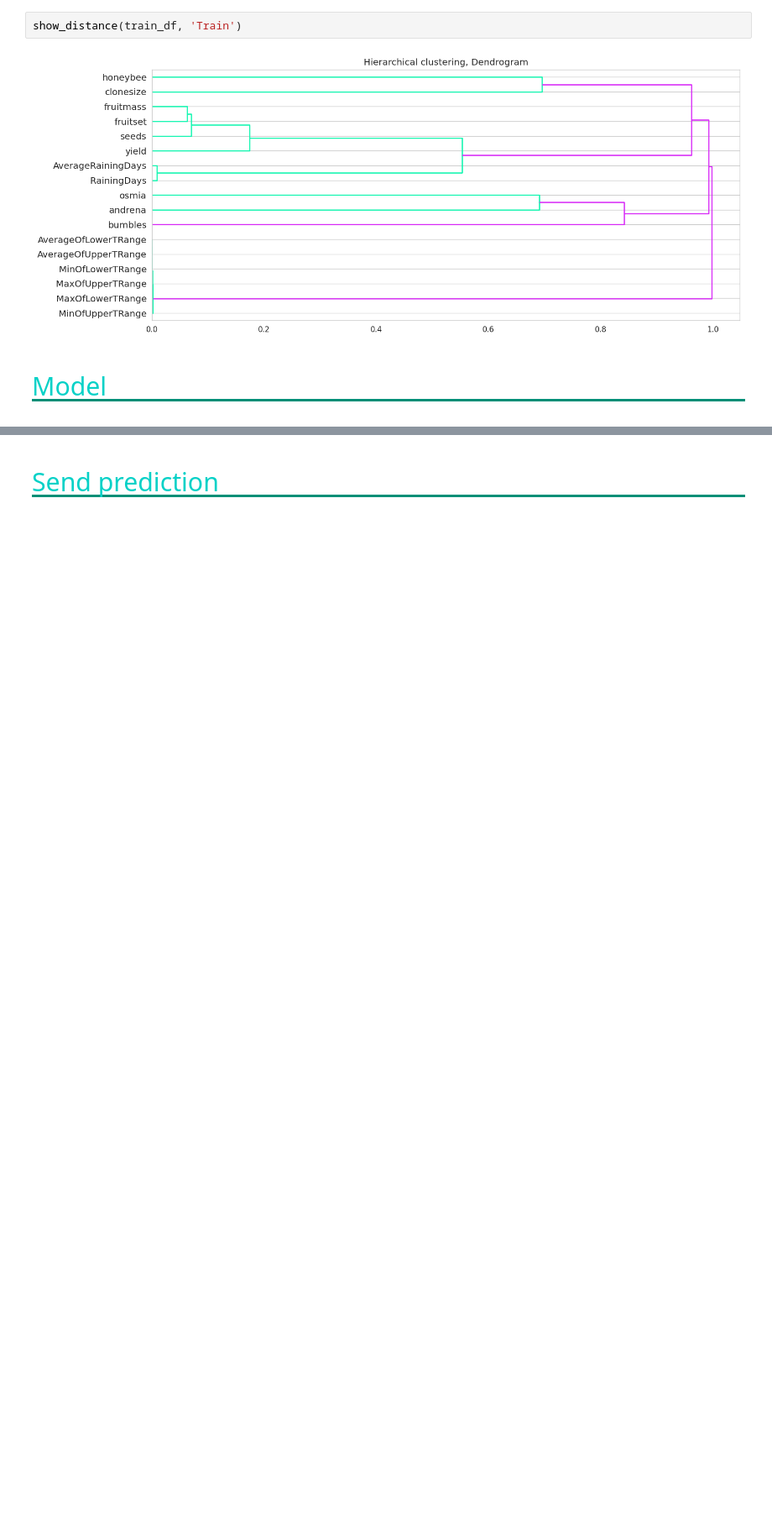
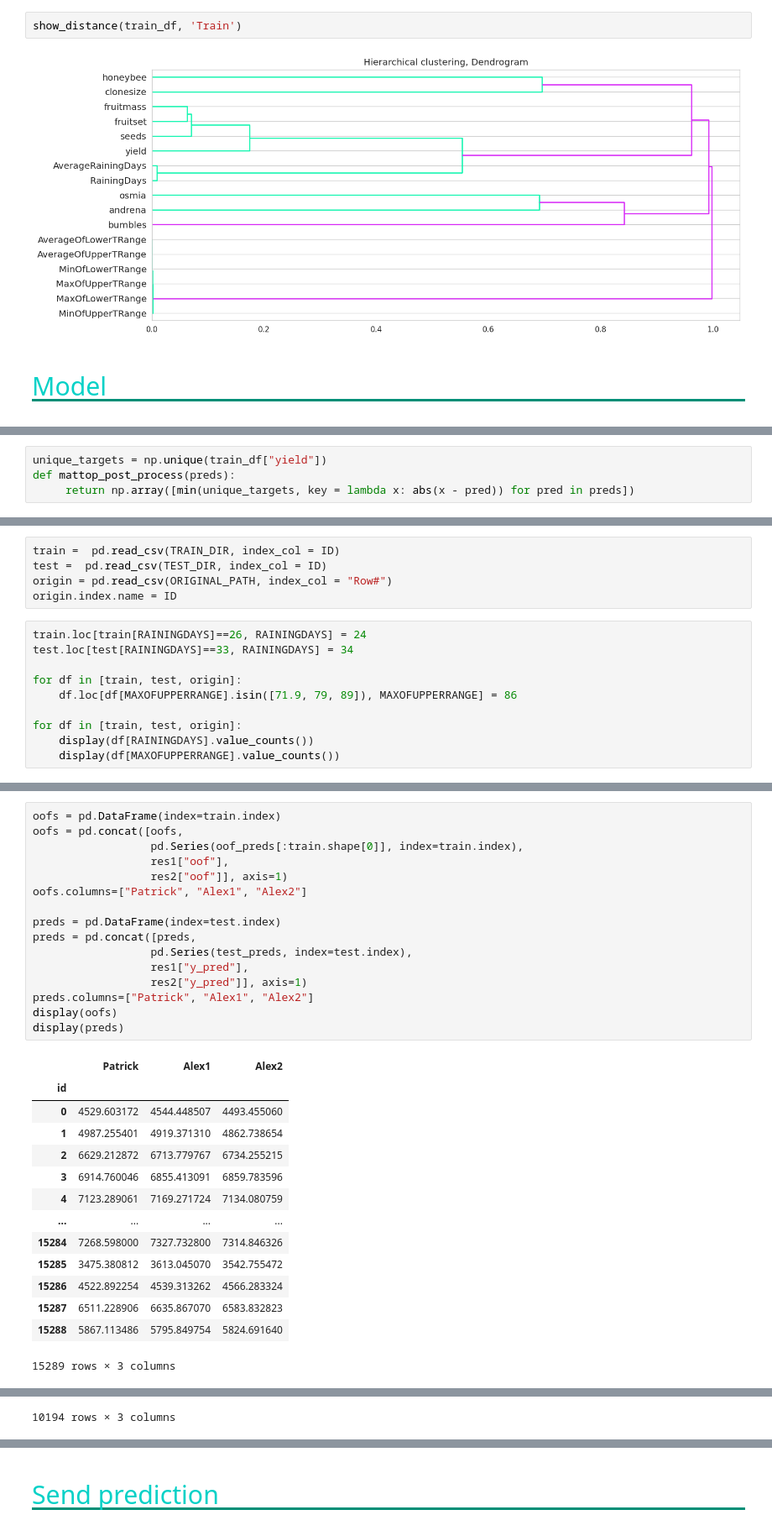
Before and after one commit to fxop0218/PlayGround-Kaggle-Series3, a Jupyter notebook: ps-s3-e14-eda-model-en-es.ipynb, the cells around one changed output, grey strips where cells are left out. Shown at 84% size. Saved outputs shown, nothing was run; the diff lists cells and outputs as text; blank space fills up the shorter version.

```diff
--- a/ps-s3-e14-eda-model-en-es.ipynb
+++ b/ps-s3-e14-eda-model-en-es.ipynb
@@ -594,0 +551,4 @@ pred = voter.predict(test_df)
+# %%
+unique_targets = np.unique(train_df["yield"])
+def mattop_post_process(preds):
+     return np.array([min(unique_targets, key = lambda x: abs(x - pred)) for pred in preds])
@@ -594,0 +845,15 @@ pred = voter.predict(test_df)
+# %%
+train =  pd.read_csv(TRAIN_DIR, index_col = ID)
+test =  pd.read_csv(TEST_DIR, index_col = ID)
+origin = pd.read_csv(ORIGINAL_PATH, index_col = "Row#")
+origin.index.name = ID
+# %%
+train.loc[train[RAININGDAYS]==26, RAININGDAYS] = 24
+test.loc[test[RAININGDAYS]==33, RAININGDAYS] = 34
+
+for df in [train, test, origin]:
+    df.loc[df[MAXOFUPPERRANGE].isin([71.9, 79, 89]), MAXOFUPPERRANGE] = 86
+
+for df in [train, test, origin]:
+    display(df[RAININGDAYS].value_counts())
+    display(df[MAXOFUPPERRANGE].value_counts())
@@ -594,0 +1042,31 @@ pred = voter.predict(test_df)
+# %%
+oofs = pd.DataFrame(index=train.index)
+oofs = pd.concat([oofs,
+                  pd.Series(oof_preds[:train.shape[0]], index=train.index),
+                  res1["oof"],
+                  res2["oof"]], axis=1)
+oofs.columns=["Patrick", "Alex1", "Alex2"]
+
+preds = pd.DataFrame(index=test.index)
+preds = pd.concat([preds,
+                  pd.Series(test_preds, index=test.index),
+                  res1["y_pred"],
+                  res2["y_pred"]], axis=1)
+preds.columns=["Patrick", "Alex1", "Alex2"]
+display(oofs)
+display(preds)
+# %% [output]
+|  | Patrick | Alex1 | Alex2 |
+| id |  |  |  |
+| 0 | 4529.603172 | 4544.448507 | 4493.455060 |
+| 1 | 4987.255401 | 4919.371310 | 4862.738654 |
+| 2 | 6629.212872 | 6713.779767 | 6734.255215 |
+| 3 | 6914.760046 | 6855.413091 | 6859.783596 |
+| 4 | 7123.289061 | 7169.271724 | 7134.080759 |
+| ... | ... | ... | ... |
+| 15284 | 7268.598000 | 7327.732800 | 7314.846326 |
+| 15285 | 3475.380812 | 3613.045070 | 3542.755472 |
+| 15286 | 4522.892254 | 4539.313262 | 4566.283324 |
+| 15287 | 6511.228906 | 6635.867070 | 6583.832823 |
+| 15288 | 5867.113486 | 5795.849754 | 5824.691640 |
+15289 rows × 3 columns
@@ -594,0 +1086 @@ pred = voter.predict(test_df)
+10194 rows × 3 columns
```
Also changed, not shown: parts of 30 cells of this notebook.
